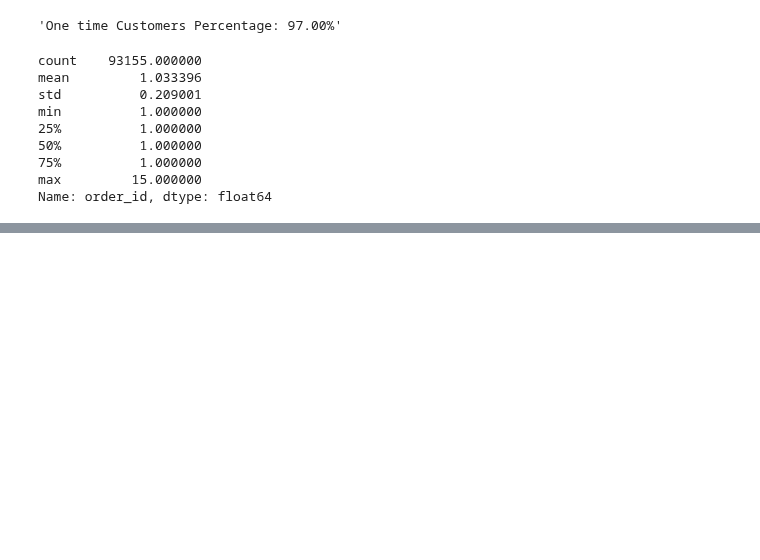
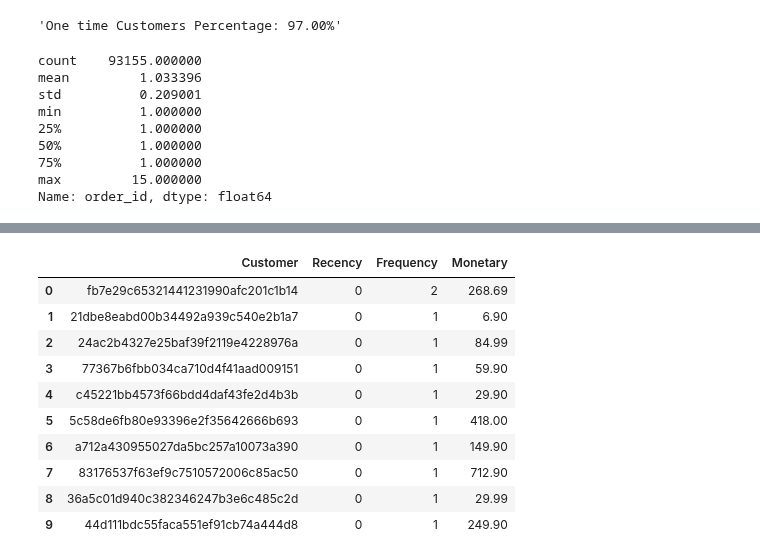
Before and after one commit to RioPramana21/Final-Project-Olist, a Jupyter notebook: preparation_notebooks/FinPro Olist Anlaysis.ipynb, the cells around one changed output, grey strips where cells are left out. Cells and saved outputs as stored; diff of their text form; code cells hidden in the pictures; blank space fills up the shorter version.

```diff
--- a/preparation_notebooks/FinPro Olist Anlaysis.ipynb
+++ b/preparation_notebooks/FinPro Olist Anlaysis.ipynb
@@ -1026,0 +1079,8 @@ Name: order_id, dtype: float64
+# %%
+df_custrecency = master_olist_dataset.groupby(by='customer_unique_id', as_index=False)['order_purchase_timestamp'].max()
+df_custrecency.columns = ['Customer', 'LastPurchaseDate']
+recent_date = df_custrecency['LastPurchaseDate'].max()
+df_custrecency['Recency'] = df_custrecency['LastPurchaseDate'].apply(lambda x: (recent_date - x).days)
+df_custrecency = df_custrecency.sort_values(by='Recency', ascending=True).reset_index(drop=True)
+
+display(df_custrecency.head(), df_custrecency.tail())
@@ -1026,0 +1100,12 @@ Name: order_id, dtype: float64
+# %%
+custfrequency_df = (
+    master_olist_dataset[['customer_unique_id', 'order_id']]
+    .drop_duplicates()
+    .groupby('customer_unique_id', as_index=False)
+    .count()
+    .rename(columns={'order_id': 'Frequency', 'customer_unique_id': 'Customer'})
+    .sort_values(by='Frequency', ascending=False)
+    .reset_index(drop=True)
+)
+
+display(custfrequency_df.head(), custfrequency_df.tail())
@@ -1026,0 +1125,4 @@ Name: order_id, dtype: float64
+# %%
+monetary_df = master_olist_dataset.groupby(by='customer_unique_id', as_index=False)['price'].sum().sort_values(by='price', ascending=False)
+monetary_df.columns = ['Customer', 'Monetary']
+display(monetary_df.head(), monetary_df.tail())
@@ -1026,0 +1142,18 @@ Name: order_id, dtype: float64
+# %%
+rf_df = df_custrecency.merge(custfrequency_df, on='Customer')
+rfm_df = rf_df.merge(monetary_df, on='Customer').drop(
+    columns='LastPurchaseDate')
+
+rfm_df.head(10)
+# %% [output]
+|  | Customer | Recency | Frequency | Monetary |
+| 0 | fb7e29c65321441231990afc201c1b14 | 0 | 2 | 268.69 |
+| 1 | 21dbe8eabd00b34492a939c540e2b1a7 | 0 | 1 | 6.90 |
+| 2 | 24ac2b4327e25baf39f2119e4228976a | 0 | 1 | 84.99 |
+| 3 | 77367b6fbb034ca710d4f41aad009151 | 0 | 1 | 59.90 |
+| 4 | c45221bb4573f66bdd4daf43fe2d4b3b | 0 | 1 | 29.90 |
+| 5 | 5c58de6fb80e93396e2f35642666b693 | 0 | 1 | 418.00 |
+| 6 | a712a430955027da5bc257a10073a390 | 0 | 1 | 149.90 |
+| 7 | 83176537f63ef9c7510572006c85ac50 | 0 | 1 | 712.90 |
+| 8 | 36a5c01d940c382346247b3e6c485c2d | 0 | 1 | 29.99 |
+| 9 | 44d111bdc55faca551ef91cb74a444d8 | 0 | 1 | 249.90 |
```
Also changed, not shown: parts of 7 cells of this notebook.
